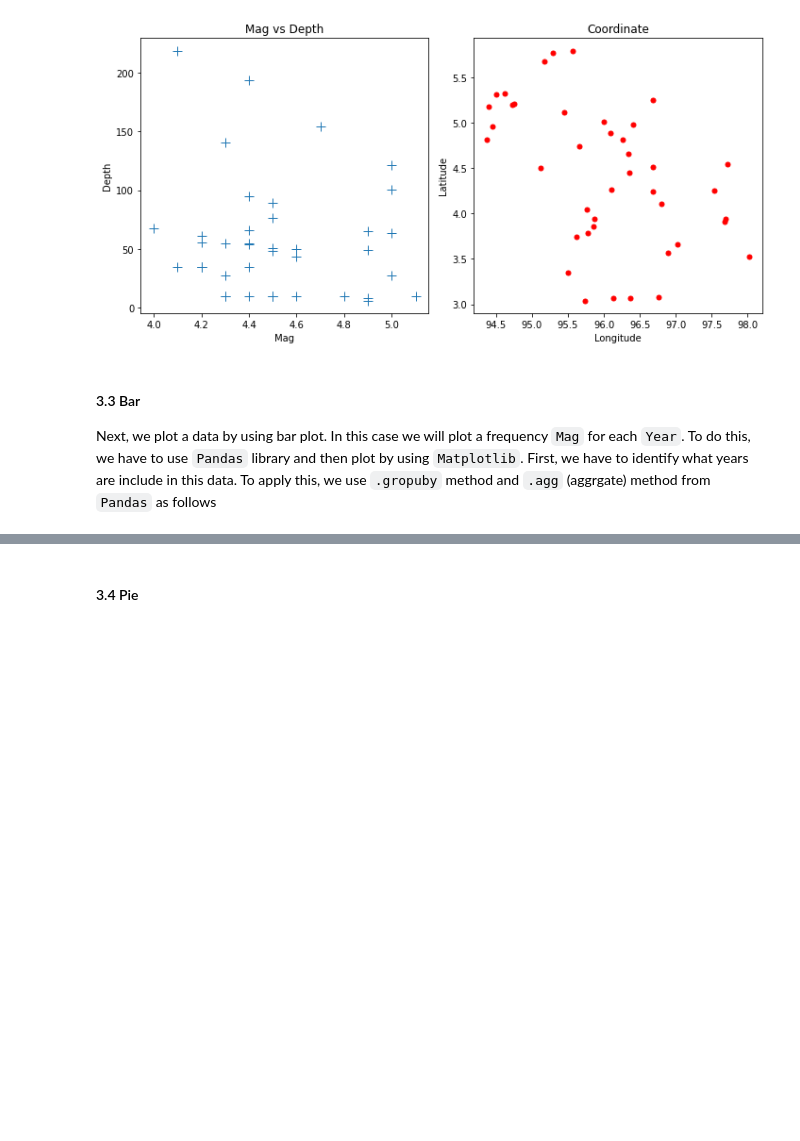
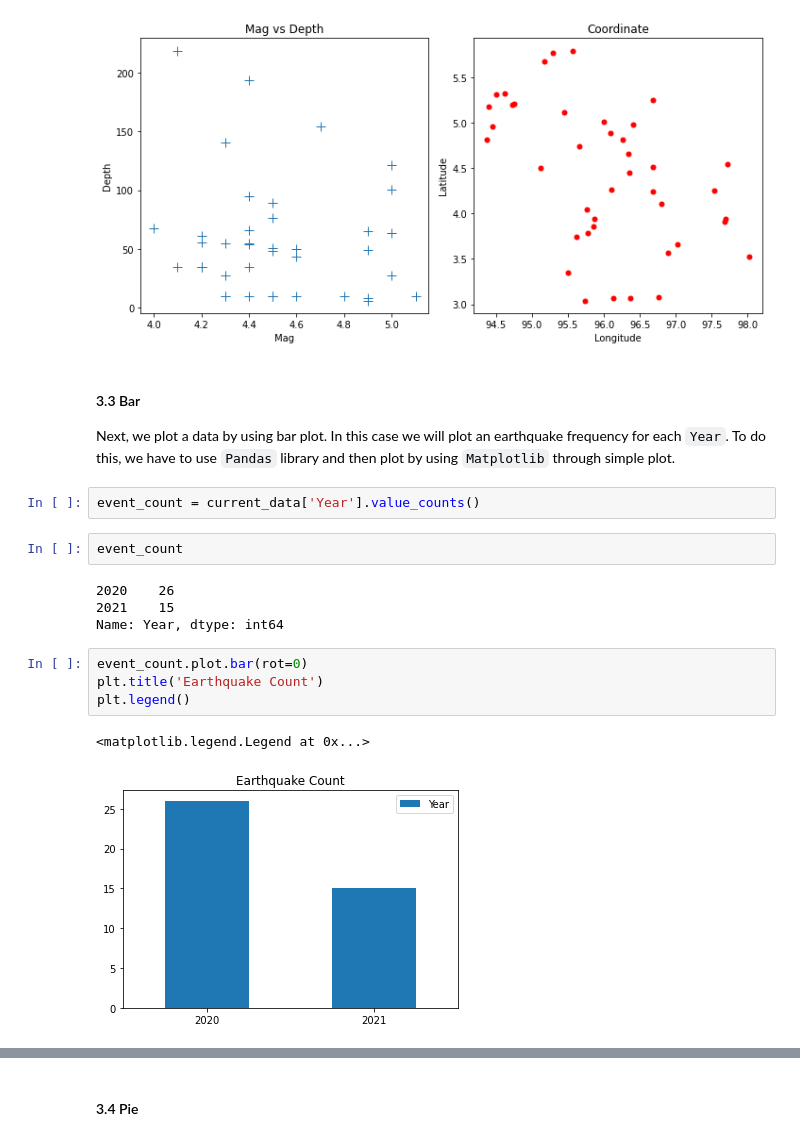
Before and after one commit to auliakhalqillah/Introduction-to-Python, a Jupyter notebook: py_tutorial.ipynb, the cells around one changed output, grey strips where cells are left out. Cells and saved outputs as stored; diff of their text form; blank space fills up the shorter version.

Commit message:
Update bar plot

```diff
--- a/py_tutorial.ipynb
+++ b/py_tutorial.ipynb
@@ -871,5 +871,19 @@ plt.tight_layout()
 # %% [markdown]
 #### 3.3 Bar
 
-Next, we plot a data by using bar plot. In this case we will plot a frequency `Mag` for each `Year`. To do this, we have to use `Pandas` library and then plot by using `Matplotlib`.
-First, we have to identify what years are include in this data. To apply this, we use `.gropuby` method and `.agg` (aggrgate) method from `Pandas` as follows
+Next, we plot a data by using bar plot. In this case we will plot an earthquake frequency for each `Year`. To do this, we have to use `Pandas` library and then plot by using `Matplotlib` through simple plot.
+# %%
+event_count = current_data['Year'].value_counts()
+# %%
+event_count
+# %% [output]
+2020    26
+2021    15
+Name: Year, dtype: int64
+# %%
+event_count.plot.bar(rot=0)
+plt.title('Earthquake Count')
+plt.legend()
+# %% [output]
+<matplotlib.legend.Legend at 0x...>
+[figure, added]
```
Also changed, not shown: parts of 4 cells of this notebook.
